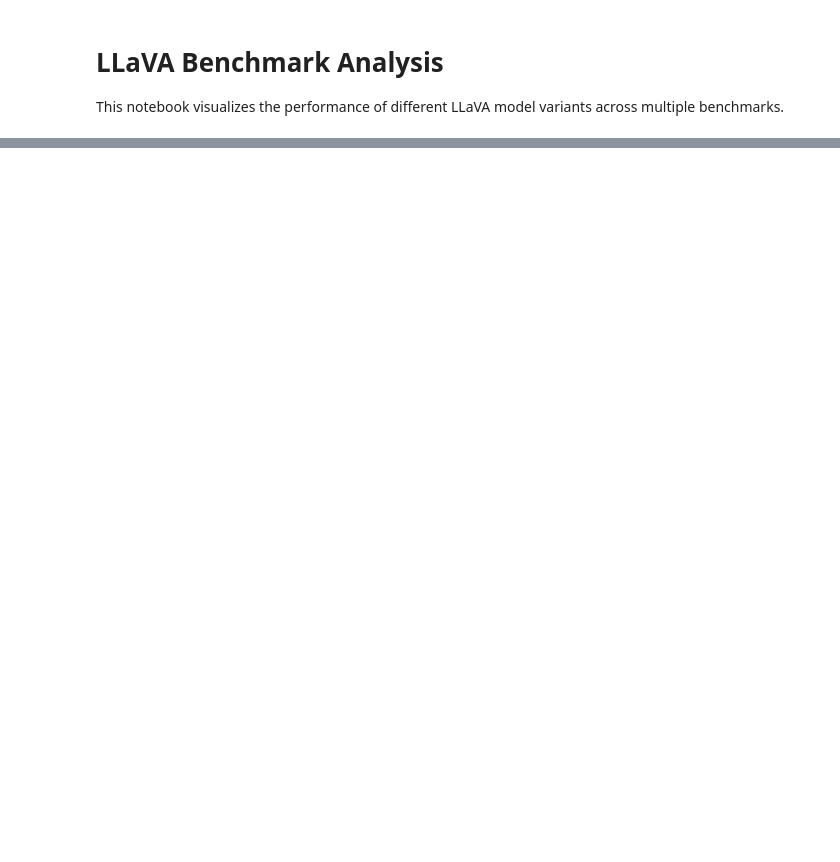
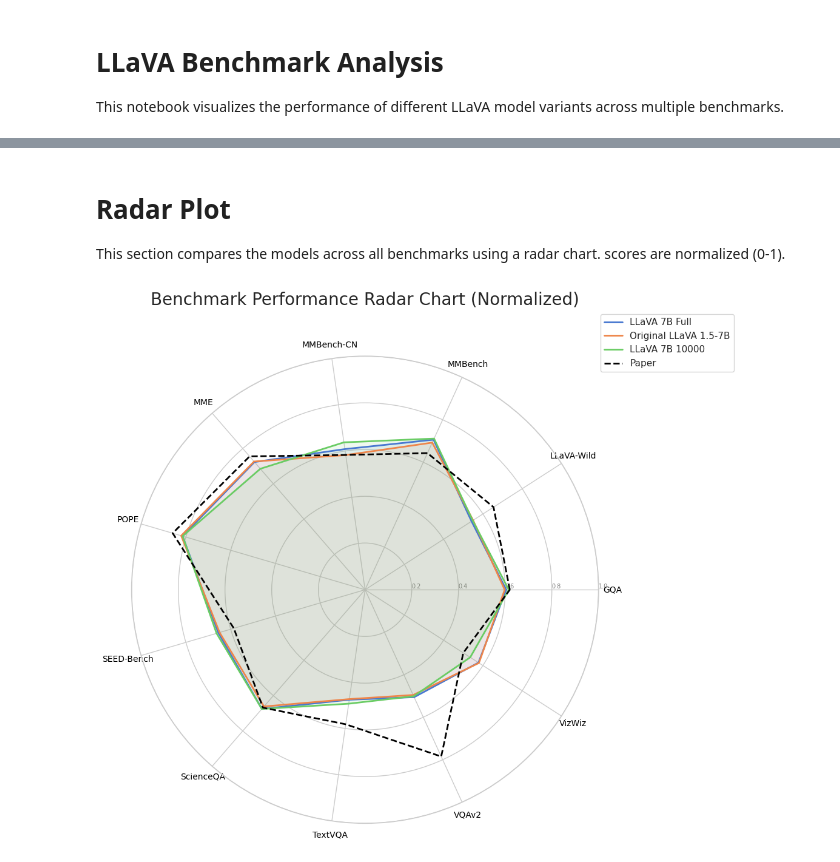
Before and after one commit to luisfpal/multimodal_finetuned_representations, a Jupyter notebook: plotting/benchmark_analysis.ipynb, the cells around one changed output, grey strips where cells are left out. Cells and saved outputs as stored; diff of their text form; code cells hidden in the pictures; blank space fills up the shorter version.

```diff
--- a/plotting/benchmark_analysis.ipynb
+++ b/plotting/benchmark_analysis.ipynb
@@ -169,0 +181,80 @@ plt.show()
+# %% [markdown]
+# Radar Plot
+
+This section compares the models across all benchmarks using a radar chart. scores are normalized (0-1).
+# %%
+import numpy as np
+from math import pi
+
+# Radar Plot Configuration
+# Normalize all scores to 0-1 scale based on known max values or 100
+RADAR_BENCHMARKS = list(pivot_df.index)
+N = len(RADAR_BENCHMARKS)
+
+# Compute angles for each axis
+angles = [n / float(N) * 2 * pi for n in range(N)]
+angles += angles[:1]  # Close the loop
+
+# Initialize the spider plot
+plt.figure(figsize=(10, 10))
+ax = plt.subplot(111, polar=True)
+
+# Draw one axe per variable + labels
+plt.xticks(angles[:-1], RADAR_BENCHMARKS, color='black', size=10)
+
+# Vertical labels
+ax.set_rlabel_position(0)
+plt.yticks([0.2, 0.4, 0.6, 0.8, 1.0], ["0.2", "0.4", "0.6", "0.8", "1.0"], color="grey", size=7)
+plt.ylim(0, 1)
+
+# Plot data for each model
+# Get list of models (excluding Paper if you want, or include it)
+models_to_plot = [m for m in pivot_df.columns if m != 'Paper'] # Example: plot only models, not paper ref
+# models_to_plot = pivot_df.columns # Or plot everything including Paper
+
+# Define a color palette
+colors = sns.color_palette("muted", len(models_to_plot))
+
+for i, model in enumerate(models_to_plot):
+    values = []
+    for bench in RADAR_BENCHMARKS:
+        # Get normalized score for this model & benchmark
+        # We need to re-normalize because df['Score_Normalized'] is already 0-100 logic but some are 0-1
+        # Actually in this notebook df['Score_Normalized'] seems to be 0-100 based on previous cells
+        # Let's use the pivot_df directly which has raw scores (except MME might be large)
+
+        # Let's use the 'df' which has 'Score_Normalized' column
+        # Filter df for specific model and benchmark
+        score_row = df[(df['Model'] == model) & (df['Benchmark'] == bench)]
+        if not score_row.empty:
+            score = score_row['Score_Normalized'].values[0]
+            # Normalize to 0-1 for radar plot
+            values.append(score / 100.0)
+        else:
+            values.append(0)
+
+    values += values[:1] # Close the loop
+
+    ax.plot(angles, values, linewidth=2, linestyle='solid', label=model, color=colors[i])
+    ax.fill(angles, values, color=colors[i], alpha=0.1)
+
+# Add Paper reference as a specific line if it exists
+if 'Paper' in df['Model'].unique():
+    values = []
+    for bench in RADAR_BENCHMARKS:
+        score_row = df[(df['Model'] == 'Paper') & (df['Benchmark'] == bench)]
+        if not score_row.empty:
+            score = score_row['Score_Normalized'].values[0]
+            values.append(score / 100.0)
+        else:
+            values.append(0)
+    values += values[:1]
+    ax.plot(angles, values, linewidth=2, linestyle='--', label='Paper', color='black')
+
+
+plt.title('Benchmark Performance Radar Chart (Normalized)', size=20, y=1.1)
+plt.legend(loc='upper right', bbox_to_anchor=(1.3, 1.1))
+
+plt.show()
+# %% [output]
+[figure, added]
```
Also changed, not shown: parts of 3 cells of this notebook, 16 other files.
